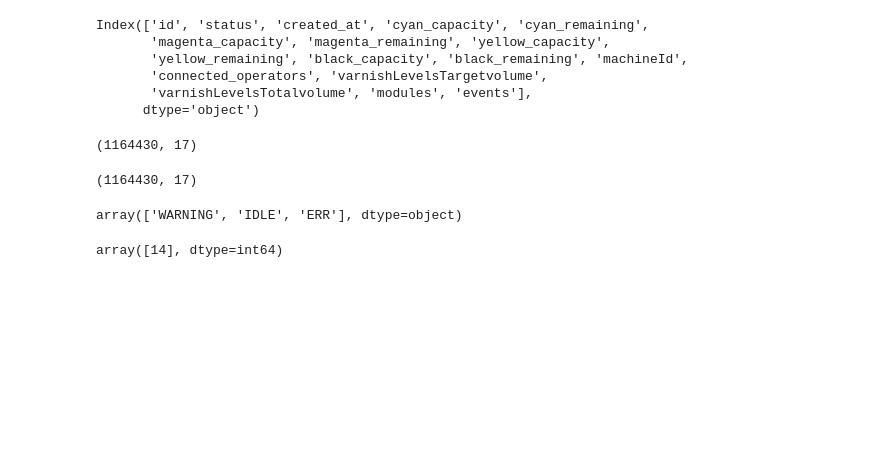
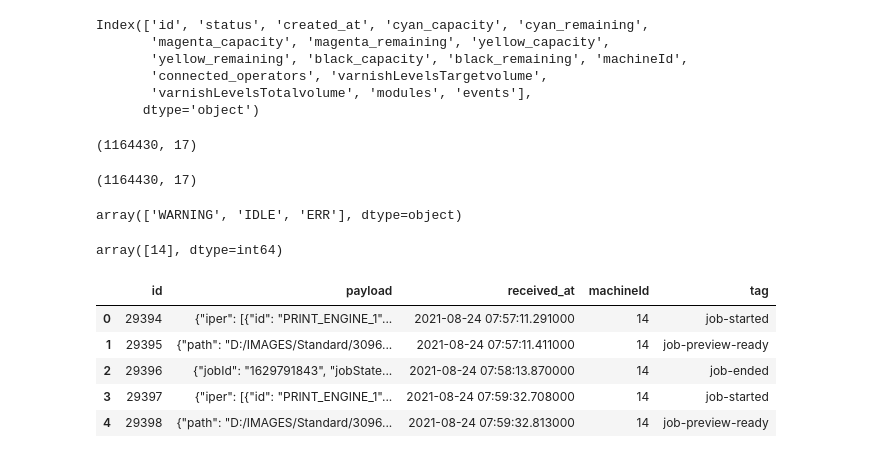
Before and after one commit to AranOribu/Prediction-Erreur-JetVarnish3DEvo, a Jupyter notebook: notebooks/raw_dataset.ipynb, the cells around one changed output. Drawn from its saved outputs; the diff is of its cells as text; code cells hidden in the pictures; blank space fills up the shorter version.

```diff
--- a/notebooks/raw_dataset.ipynb
+++ b/notebooks/raw_dataset.ipynb
@@ -91,3 +92,15 @@ array(['WARNING', 'IDLE', 'ERR'], dtype=object)
 metrics_df['machineId'].unique()
 # %% [output]
 array([14], dtype=int64)
+# %%
+# On renomme une colonne d'un csv pour correspondre aux deux autrex csv qui indiquent la même valeur
+job_events_df.rename(columns={'machine_id': 'machineId'}, inplace=True)
+
+job_events_df.head()
+# %% [output]
+|  | id | payload | received_at | machineId | tag |
+| 0 | 29394 | {"iper": [{"id": "PRINT_ENGINE_1"... | 2021-08-24 07:57:11.291000 | 14 | job-started |
+| 1 | 29395 | {"path": "D:/IMAGES/Standard/3096... | 2021-08-24 07:57:11.411000 | 14 | job-preview-ready |
+| 2 | 29396 | {"jobId": "1629791843", "jobState... | 2021-08-24 07:58:13.870000 | 14 | job-ended |
+| 3 | 29397 | {"iper": [{"id": "PRINT_ENGINE_1"... | 2021-08-24 07:59:32.708000 | 14 | job-started |
+| 4 | 29398 | {"path": "D:/IMAGES/Standard/3096... | 2021-08-24 07:59:32.813000 | 14 | job-preview-ready |
```
Also changed, not shown: parts of 13 cells of this notebook.
